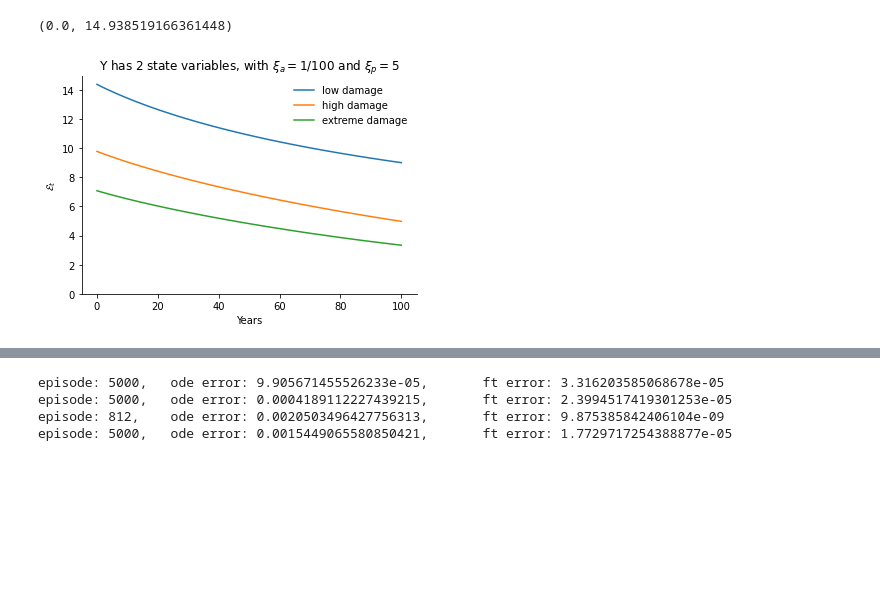
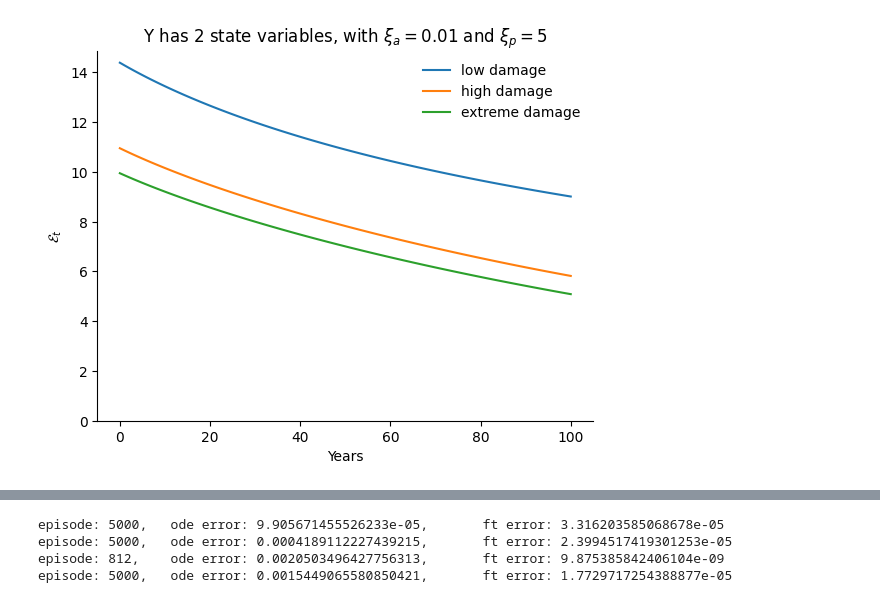
Before and after one commit to lphansen/ClimateUncertaintySpillover, a Jupyter notebook: notebook/2_state_temperature.ipynb, the cells around one changed output, grey strips where cells are left out. Drawn from its saved outputs; the diff is of its cells as text; code cells hidden in the pictures; blank space fills up the shorter version.

Commit message:
add 2 state example

```diff
--- a/notebook/2_state_temperature.ipynb
+++ b/notebook/2_state_temperature.ipynb
@@ -15,13 +15,16 @@ from derivative import derivatives_2d, derivative_1d
 import SolveLinSys
 import time
 from solver_ode import solve_ode, solve_ode_one
-from solver_jump import approach_one, solve_smooth, approach_one_100
+from solver_jump import approach_one, solve_smooth
 from solver import pde_solve
 from scipy import interpolate
 import matplotlib.pyplot as plt
 import matplotlib as mpl
 mpl.rcParams['axes.spines.right'] = False
 mpl.rcParams['axes.spines.top'] = False
+mpl.rcParams["figure.edgecolor"] = "w"
+mpl.rcParams['figure.facecolor'] = "w"
+mpl.rcParams["savefig.dpi"] = 300
 # %% [markdown]
 # Simple version
 $$
@@ -126,16 +132,17 @@ n_y1 = len(y1_grid)
 n_y2 = len(y2_grid)
 # %%
 tol = 1e-7
-ϵ = 0.5
+ϵ = 1.
 max_iter = 5_000
 πa_o = np.ones((len(θ_list), n_y1, n_y2))/len(θ_list)
 θ_mat = np.zeros((len(θ_list), n_y1, n_y2))
 for i in range(len(θ_list)):
     θ_mat[i] = θ_list[i]
 πa = πa_o
+
 solu=dict()
-for i in range(3):
-    π_p = np.zeros(3)
+for i in range(len(γ3_list)):
+    π_p = np.zeros(len(γ3_list))
     π_p[i] = 1
     dΛ1 = γ1 + γ2*y1_mat + π_p@γ3_list*(y1_mat - ȳ)*(y1_mat >ȳ)
 # ddΛ = γ2 + π_p@γ3_list*(y_mat >ȳ)
@@ -156,7 +163,7 @@ for i in range(3):
         # updating controls
         ems_new =  - η/(v0_dy2*λ*np.sum(θ_mat*πa, axis=0))
         ems_new[ems_new <= 1e-15] = 1e-15
-        ems = ems_new*0.5 + ems_old*0.5
+        ems = ems_new*0.05 + ems_old*0.95
 
         weight = np.array([-1/ξa*v0_dy2*λ*ems*θ for θ in θ_list])
         weight = weight - np.max(weight, axis=0)
@@ -164,7 +171,7 @@ for i in range(3):
 #         πa[πa<1e-15] = 1e-15
         πa = πa/np.sum(πa, axis=0)
 
-        print(np.min(ems))
+#         print(np.min(ems))
         # HJB coefficient
         A =  -δ*np.ones(y1_mat.shape)
         B_y1 =  y2_mat
@@ -180,10 +187,12 @@ for i in range(3):
         rhs_error = np.max(abs(rhs))
         lhs_error = np.max(abs((out_comp - v0)/ϵ))
         #     if episode % 1 == 0:
-        print("Episode {:d}: PDE Error: {:.12f}; False Transient Error: {:.12f}; Iterations: {:d}; CG Error: {:.12f}".format(episode, rhs_error, lhs_error, out[0], out[1]))
+#         print("Episode {:d}: PDE Error: {:.12f}; False Transient Error: {:.12f}; Iterations: {:d}; CG Error: {:.12f}".format(episode, rhs_error, lhs_error, out[0], out[1]))
         episode += 1
         v0 = out_comp
         ems_old = ems
-        print("End of PDE solver, takes time: {}".format(time.time() - solve_start))
+#         print("End of PDE solver, takes time: {}".format(time.time() - solve_start))
+
+    print("Episode {:d}: PDE Error: {:.12f}; False Transient Error: {:.12f}; Iterations: {:d}; CG Error: {:.12f}".format(episode, rhs_error, lhs_error, out[0], out[1]))
     result = dict(v0=v0, ems=ems, πa=πa)
     solu[π_p@γ3_list] = result
@@ -432,11 +467,6 @@ def simulation(y1_grid, y2_grid, e_grid, λ, θ=1.86/1000., y1_0=.5394, y2_0=1.8
         y2_0 = y2_0 - λ*y2_0 + λ*θ*Et[i]
         y1_0 = y1_0 + y2_0
     return Et, y1t, y2t
-# %%
-et_list = list()
-for γ3 in γ3_list:
-    Y1t,Y2t, Et = simualte_ems(y1_grid, y2_grid, solu[γ3]["ems"],  dt=1/4)
-    et_list.append(Et)
 # %%
 et_list_compare = list()
 for γ3 in γ3_list:
@@ -457,17 +521,17 @@ plt.plot(Et_jump)
 # %%
 # years = np.arange(0, 100)
 colors = ["C0", "C1", "C2"]
 for et, dmg, color in zip(et_list_compare, ["low", "high", "extreme"], colors):
-    plt.plot(et, label=dmg+" damage", color=color)
+    plt.plot(et, label=dmg + " damage", color=color)
 plt.legend(frameon=False)
-plt.title("Y has 2 state variables, with $\\xi_a = 1/100$ and $\\xi_p = 5$")
+plt.title("Y has 2 state variables, with $\\xi_a = 0.01$ and $\\xi_p = 5$")
 plt.xlabel("Years")
 plt.ylabel("$\mathcal{E}_t$")
 plt.ylim(0)
 # plt.savefig("./paper_plots/2state_ems.png", dpi=400, facecolor="w", edgecolor="w", bbox_inches="tight")
+plt.show()
 # %% [output]
-(0.0, 14.938519166361448)
-[figure, old version]
+[figure, new version]
 # %%
 et_list_compare[0]
 # %% [output]
```
Also changed, not shown: parts of 29 cells of this notebook, 1 other file.
